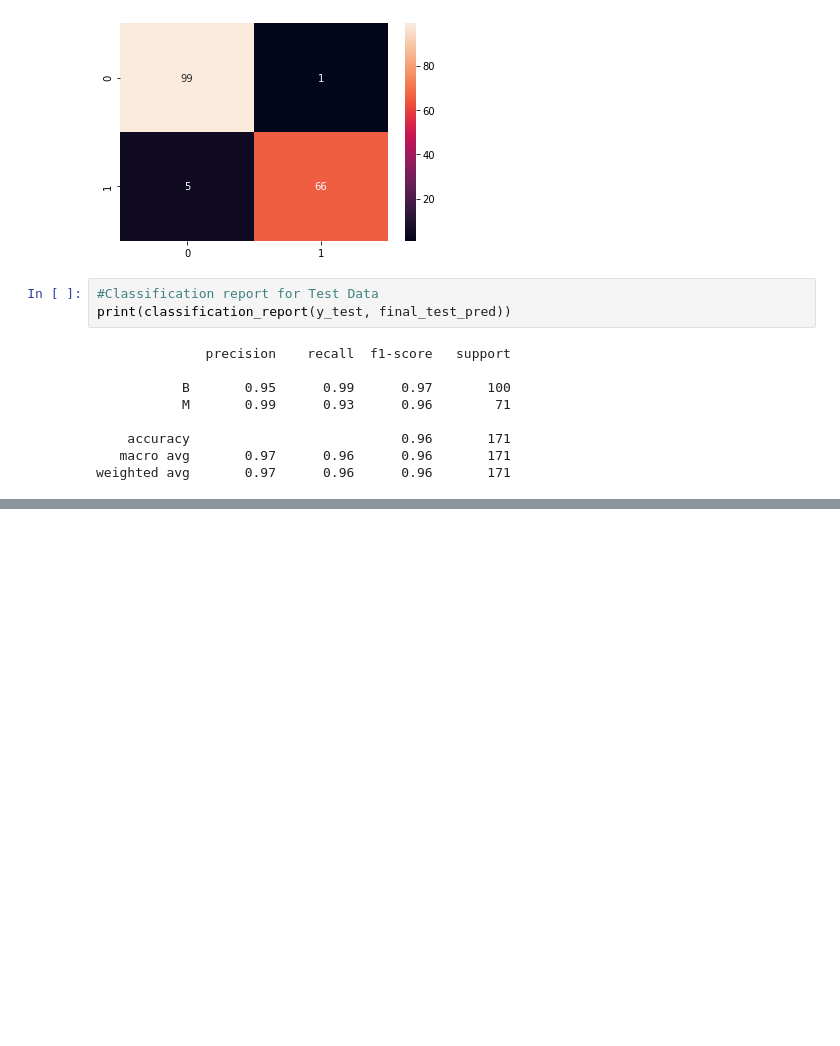
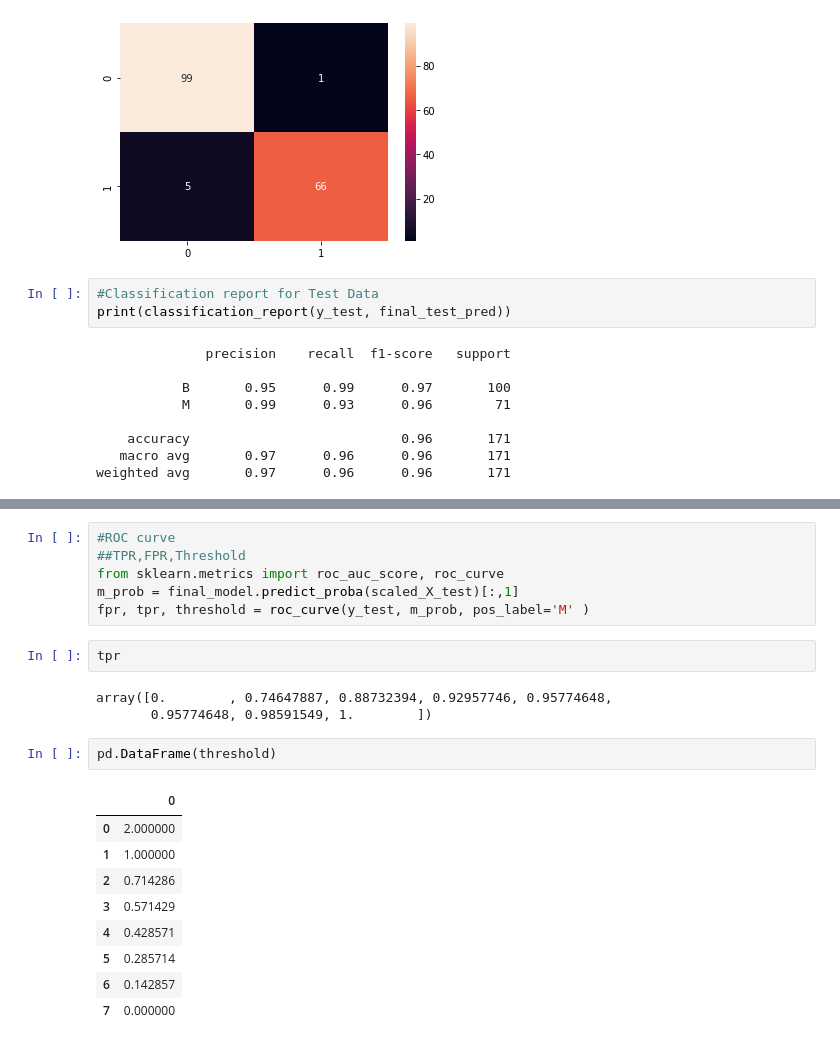
Before and after one commit to ramya-221710309041/mlandai, a Jupyter notebook: 30-06-2020.ipynb, the cells around one changed output, grey strips where cells are left out. Cells and saved outputs as stored; diff of their text form; blank space fills up the shorter version.

```diff
--- a/30-06-2020.ipynb
+++ b/30-06-2020.ipynb
@@ -315,0 +349,23 @@ weighted avg       0.97      0.96      0.96       171
+# %%
+#ROC curve
+##TPR,FPR,Threshold
+from sklearn.metrics import roc_auc_score, roc_curve
+m_prob = final_model.predict_proba(scaled_X_test)[:,1]
+fpr, tpr, threshold = roc_curve(y_test, m_prob, pos_label='M' )
+# %%
+tpr
+# %% [output]
+array([0.        , 0.74647887, 0.88732394, 0.92957746, 0.95774648,
+       0.95774648, 0.98591549, 1.        ])
+# %%
+pd.DataFrame(threshold)
+# %% [output]
+|  | 0 |
+| 0 | 2.000000 |
+| 1 | 1.000000 |
+| 2 | 0.714286 |
+| 3 | 0.571429 |
+| 4 | 0.428571 |
+| 5 | 0.285714 |
+| 6 | 0.142857 |
+| 7 | 0.000000 |
```
Also changed, not shown: parts of 8 cells of this notebook.
